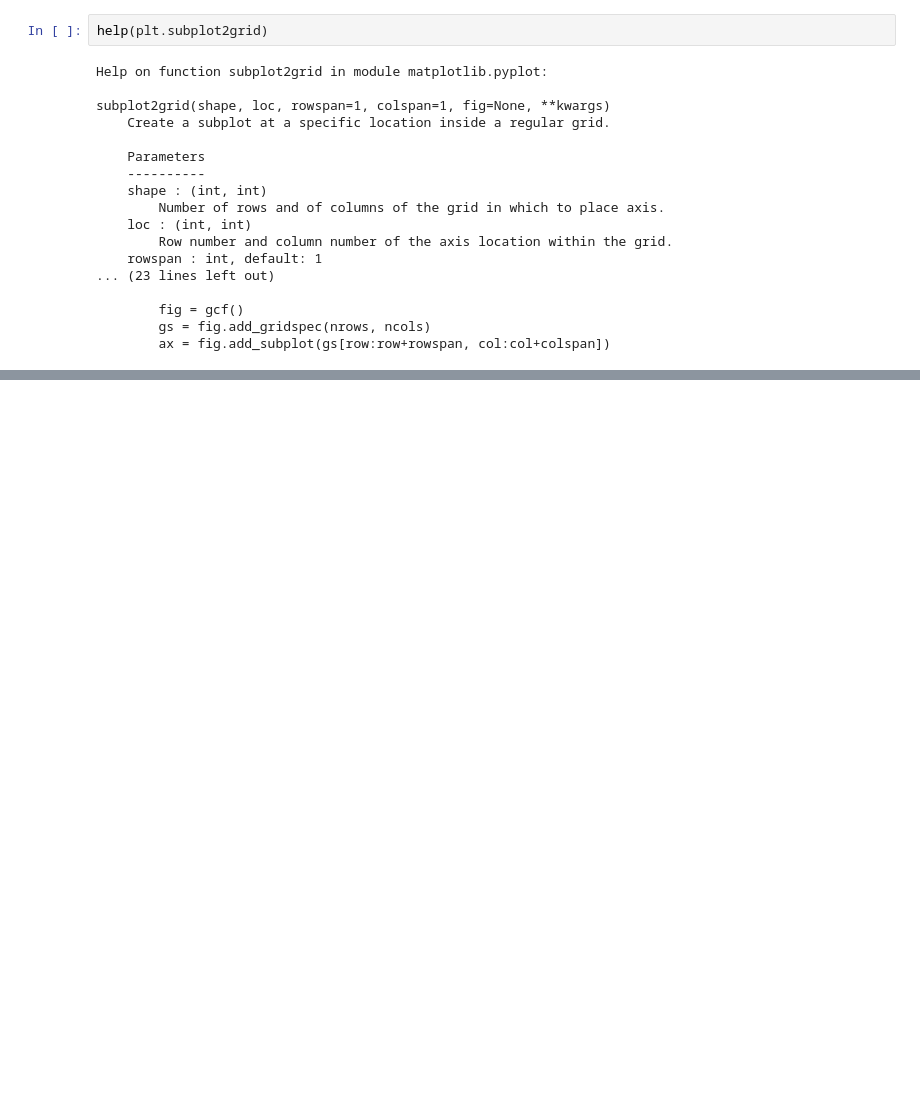
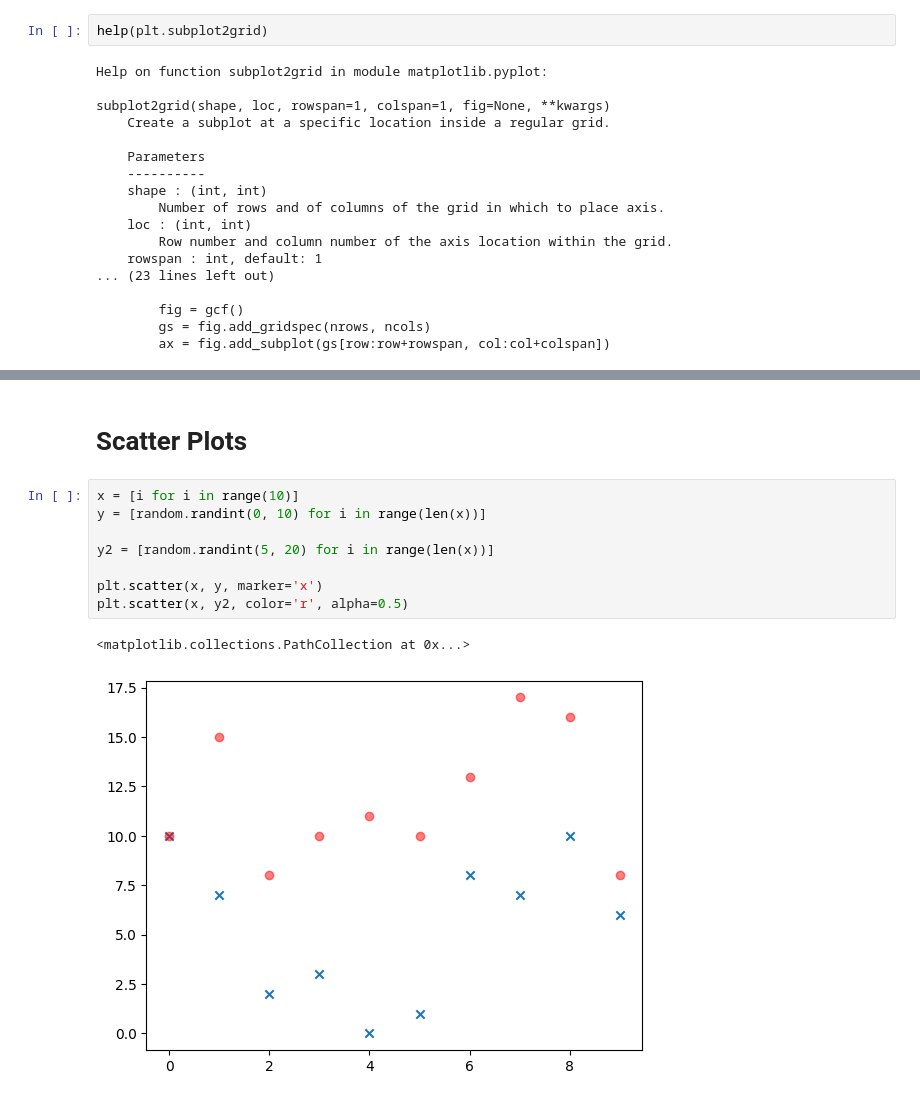
Before and after one commit to TimoSR/AppliedAI, a Jupyter notebook: lecture_4/numpy_and_pandas/numpy_and_pandas/chapter_5_plots/plots.ipynb, the cells around one changed output, grey strips where cells are left out. Saved outputs shown, nothing was run; the diff lists cells and outputs as text; blank space fills up the shorter version.

```diff
--- a/lecture_4/numpy_and_pandas/numpy_and_pandas/chapter_5_plots/plots.ipynb
+++ b/lecture_4/numpy_and_pandas/numpy_and_pandas/chapter_5_plots/plots.ipynb
@@ -39,0 +102,13 @@ subplot2grid(shape, loc, rowspan=1, colspan=1, fig=None, **kwargs)
+# %% [markdown]
+# Scatter Plots
+# %%
+x = [i for i in range(10)]
+y = [random.randint(0, 10) for i in range(len(x))]
+
+y2 = [random.randint(5, 20) for i in range(len(x))]
+
+plt.scatter(x, y, marker='x')
+plt.scatter(x, y2, color='r', alpha=0.5)
+# %% [output]
+<matplotlib.collections.PathCollection at 0x...>
+[figure, added]
```
Also changed, not shown: parts of 9 cells of this notebook.
